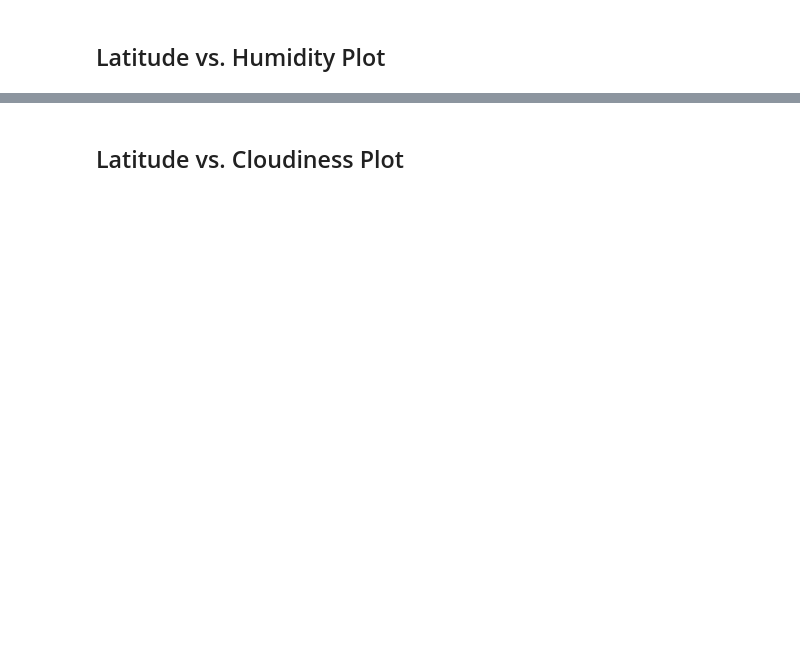
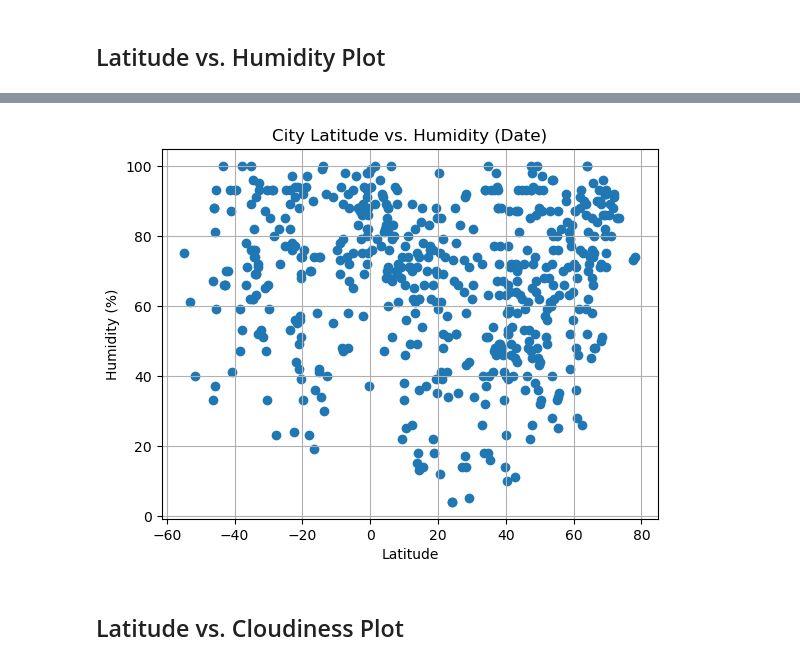
Before and after one commit to vgpass/python_api-challenge, a Jupyter notebook: WeatherPy/WeatherPyworking.ipynb, the cells around one changed output, grey strips where cells are left out. Cells and saved outputs as stored; diff of their text form; code cells hidden in the pictures; blank space fills up the shorter version.

```diff
--- a/WeatherPy/WeatherPyworking.ipynb
+++ b/WeatherPy/WeatherPyworking.ipynb
@@ -239,2 +293,11 @@ Int64Index([], dtype='int64')
+# %%
+plt.scatter(cities_clean_data['Lat'], cities_clean_data['Humidity'])
+plt.title('City Latitude vs. Humidity (Date)')
+plt.xlabel('Latitude')
+plt.ylabel('Humidity (%)')
+plt.grid()
+plt.show()
+# %% [output]
+[figure, added]
 # %% [markdown]
 ## Latitude vs. Cloudiness Plot
```
Also changed, not shown: parts of 42 cells of this notebook, 3 other files.
